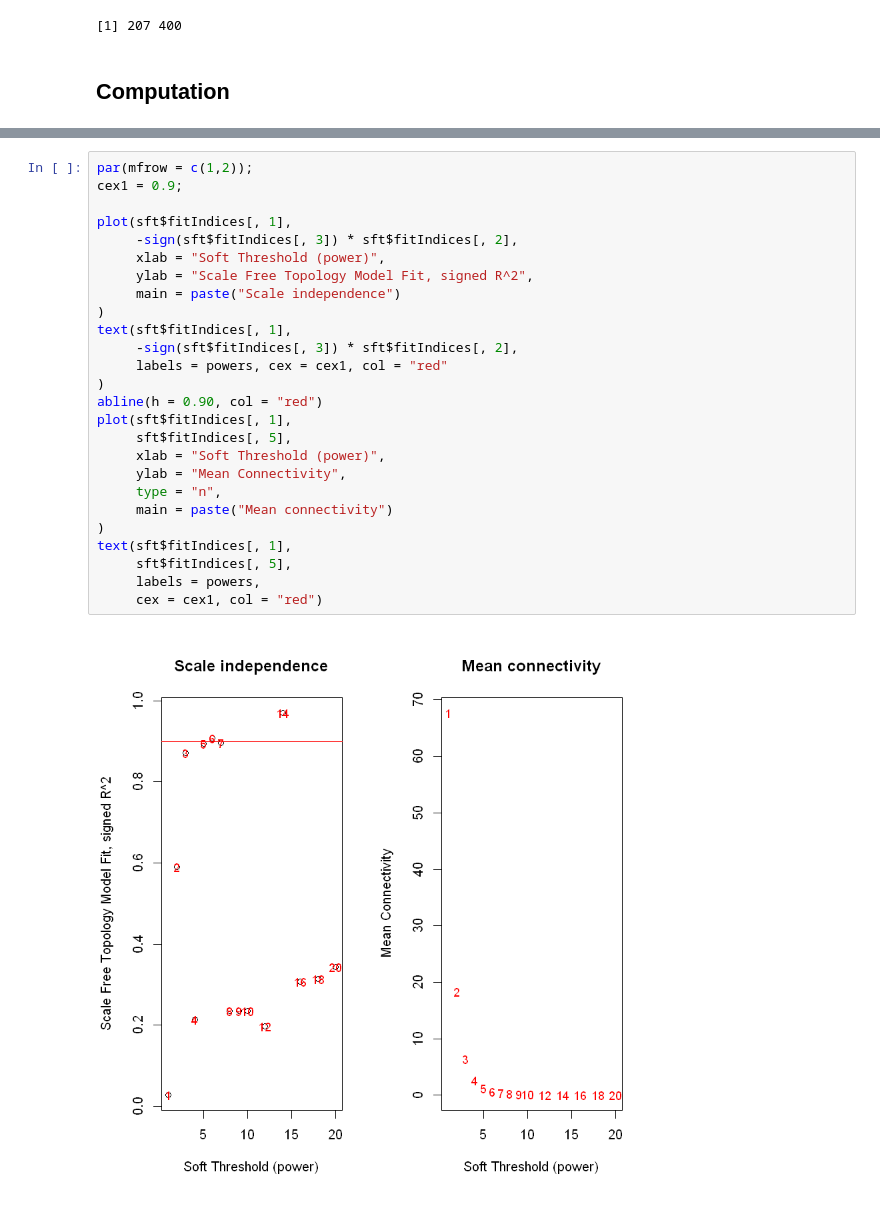
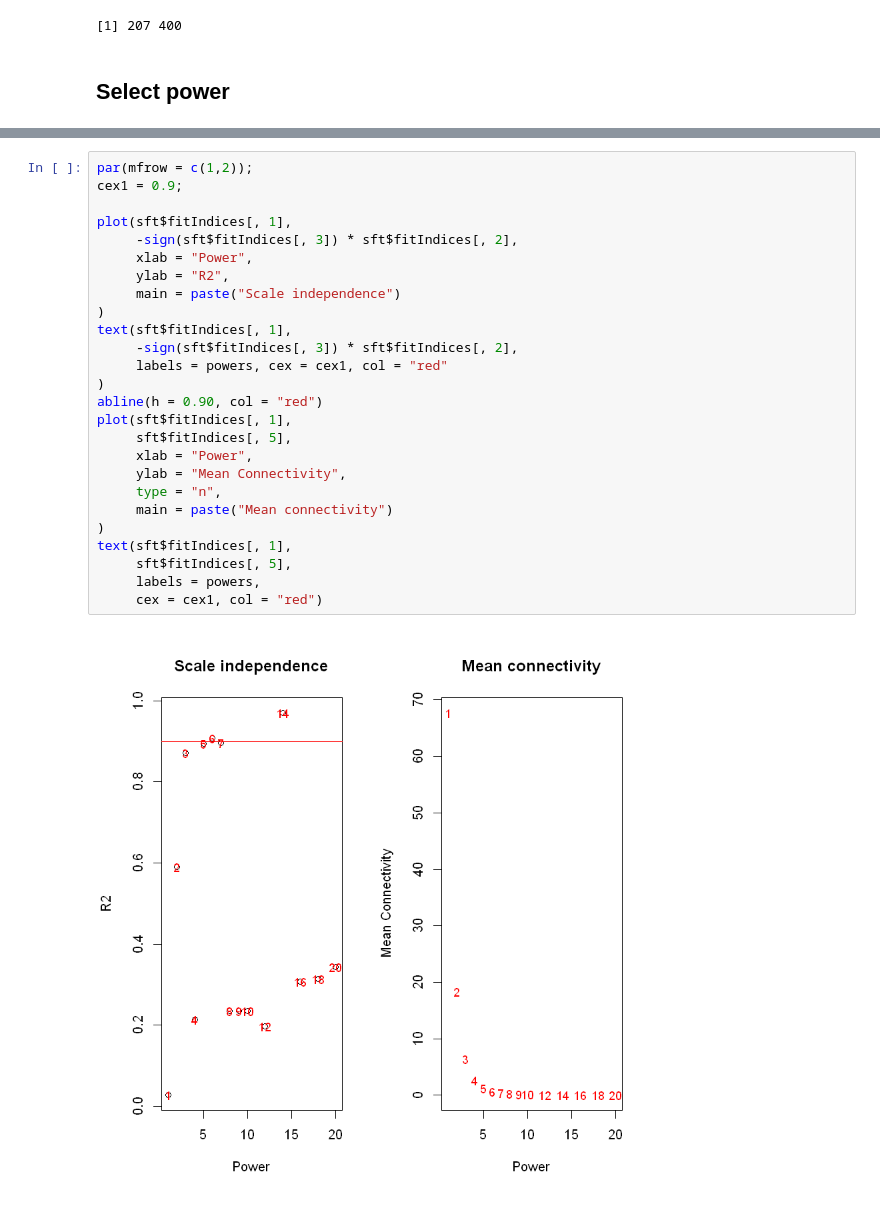
Before and after one commit to liorbey/lumin-workstation-materials, a Jupyter notebook: WGCNA_R.ipynb, the cells around one changed output, grey strips where cells are left out. Saved outputs shown, nothing was run; the diff lists cells and outputs as text.

```diff
--- a/WGCNA_R.ipynb
+++ b/WGCNA_R.ipynb
@@ -89,8 +89,8 @@ print(dim(log_tpm))
 | CTG-3501 | 2.741149 | 0.7995996 | 2.833298 | 4.224392 | 0.9328516 | 1.441369 | 2.463359 | 3.7351793 | 2.288166 | 0.9457198 |
 | CTG-0718 | 3.214430 | 4.1304615 | 2.401043 | 1.547657 | 3.9235433 | 2.984612 | 0.000000 | 0.4733435 | 5.082362 | 3.4499709 |
 [1] 207 400
-# %% [markdown]
-## Computation
+# %% [markdown]
+## Select power
 # %%
 # Choose a set of soft-thresholding powers
 powers = c(c(1:10), seq(from = 12, to = 20, by = 2))
@@ -124,28 +124,28 @@ pickSoftThreshold: will use block size 400.
 # %%
 par(mfrow = c(1,2));
 cex1 = 0.9;
 
 plot(sft$fitIndices[, 1],
      -sign(sft$fitIndices[, 3]) * sft$fitIndices[, 2],
-     xlab = "Soft Threshold (power)",
-     ylab = "Scale Free Topology Model Fit, signed R^2",
+     xlab = "Power",
+     ylab = "R2",
      main = paste("Scale independence")
 )
 text(sft$fitIndices[, 1],
      -sign(sft$fitIndices[, 3]) * sft$fitIndices[, 2],
      labels = powers, cex = cex1, col = "red"
 )
 abline(h = 0.90, col = "red")
 plot(sft$fitIndices[, 1],
      sft$fitIndices[, 5],
-     xlab = "Soft Threshold (power)",
+     xlab = "Power",
      ylab = "Mean Connectivity",
      type = "n",
      main = paste("Mean connectivity")
 )
 text(sft$fitIndices[, 1],
      sft$fitIndices[, 5],
      labels = powers,
      cex = cex1, col = "red")
 # %% [output]
-[figure, old version]
+[figure, new version]
```
Also changed, not shown: parts of 7 cells of this notebook.
